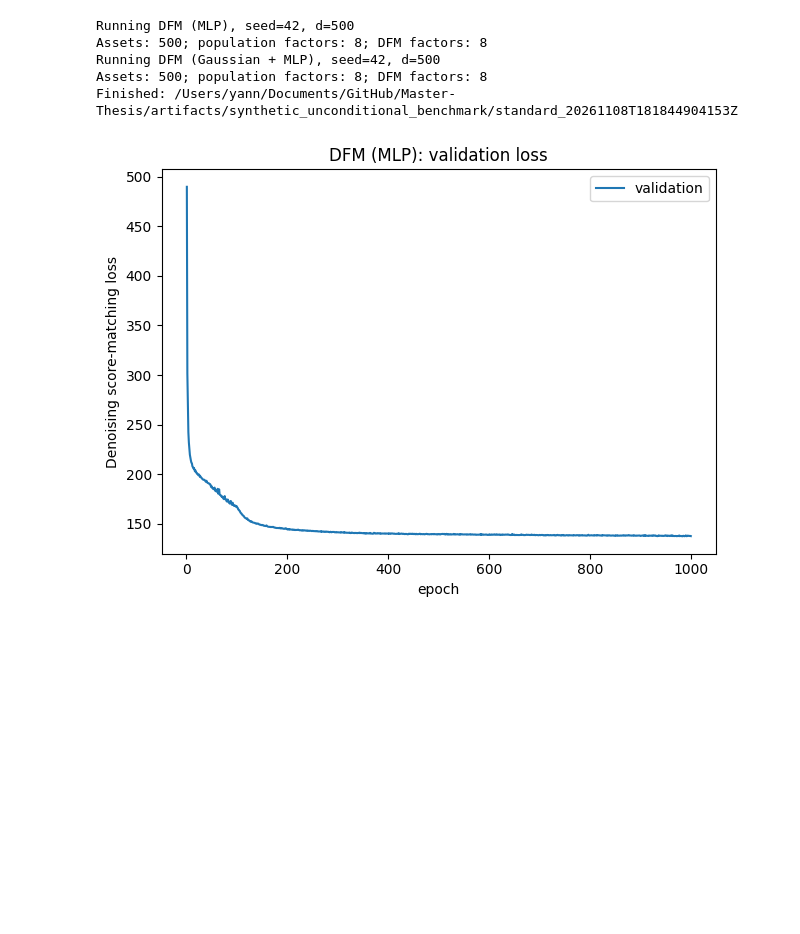
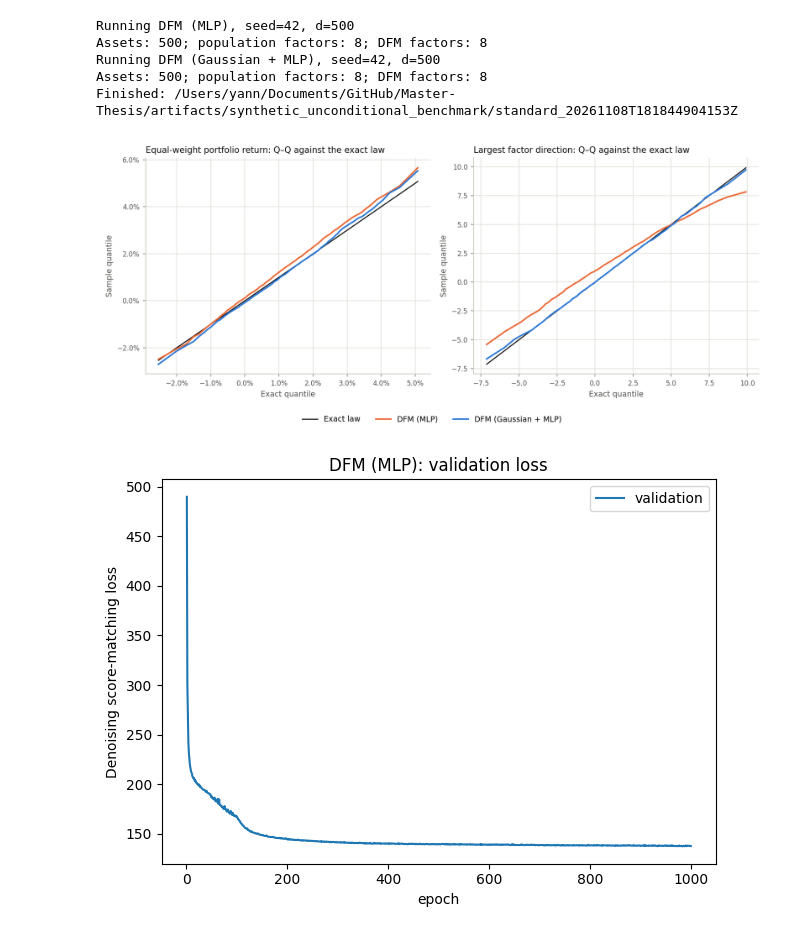
Before and after one commit to yadorno03/Master-Thesis, a Jupyter notebook: synthetic_dfm_conditional_benchmark.ipynb, the cells around one changed output. Drawn from its saved outputs; the diff is of its cells as text; code cells hidden in the pictures; blank space fills up the shorter version.

```diff
--- a/synthetic_dfm_conditional_benchmark.ipynb
+++ b/synthetic_dfm_conditional_benchmark.ipynb
@@ -373,11 +373,13 @@ Finished: /Users/yann/Documents/GitHub/Master-Thesis/artifacts/synthetic_uncondi
 # %%
 # Q–Q plots of both DFMs against the exact law: the portfolio and the largest factor direction.
 generated_samples = {}
 for network in DFM_NETWORKS:
     with np.load(OUTPUT / dfm_folder_name("gaussian", CONFIG.seeds[0], network) / "unconditional_samples.npz") as saved:
         generated_samples[network] = saved["generated"]
         truth_sample = saved["truth"]
-plot_dfm_distributions(generated_samples, population, OUTPUT / "dfm_distributions.png")
+dfm_figure = plot_dfm_distributions(generated_samples, population, OUTPUT / "dfm_distributions.png")
+# %% [output]
+[figure, added]
 # %%
 for network in DFM_NETWORKS:
     plot_dfm_validation(OUTPUT / dfm_folder_name("gaussian", CONFIG.seeds[0], network), DFM_LABELS[network])
```
Also changed, not shown: parts of 5 cells of this notebook.
